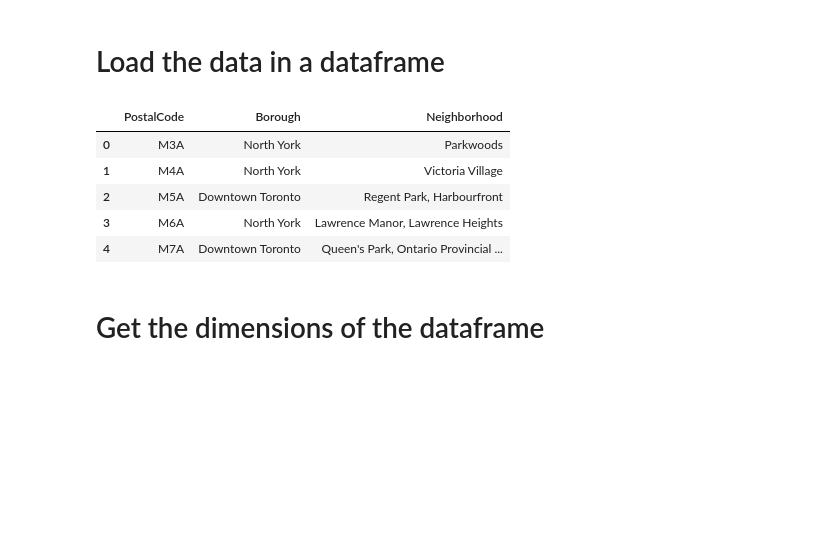
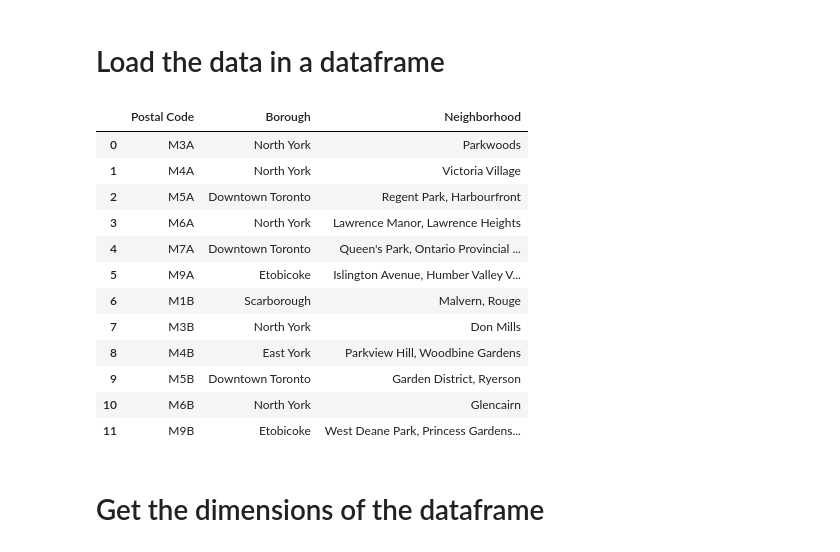
Before and after one commit to MD76/Coursera_Capstone, a Jupyter notebook: Segmenting_Clustering_Neighborhoods_Toronto_2.ipynb, the cells around one changed output. Saved outputs shown, nothing was run; the diff lists cells and outputs as text; code cells hidden in the pictures; blank space fills up the shorter version.

```diff
--- a/Segmenting_Clustering_Neighborhoods_Toronto_2.ipynb
+++ b/Segmenting_Clustering_Neighborhoods_Toronto_2.ipynb
@@ -18,31 +18,38 @@ table=soup.find('table', attrs={'class':'wikitable sortable'})
 # %%
 for row in table.find_all('tr'):
     code=''
     borough=''
     neighbourhood=''
     for col in row.find_all('td'):
         if code=='':
             code=col.text
         elif borough=='':
             borough=col.text
         elif neighbourhood=='':
             neighbourhood=col.text
             if neighbourhood== 'Not assigned':
                 neighbourhood=borough
     if borough != 'Not assigned\n' and code != '':
-        df2=pd.DataFrame({'PostalCode': [code.replace("\n","")],'Borough': [borough.replace("\n","")],'Neighborhood': [neighbourhood.replace("\n","")]})
+        df2=pd.DataFrame({'Postal Code': [code.replace("\n","")],'Borough': [borough.replace("\n","")],'Neighborhood': [neighbourhood.replace("\n","")]})
         df=df.append(df2, ignore_index = True, sort=False)
-        df =df[['PostalCode','Borough', 'Neighborhood']]
+        df =df[['Postal Code','Borough', 'Neighborhood']]
 
 
-df.head()
+df.head(12)
 # %% [output]
-|  | PostalCode | Borough | Neighborhood |
+|  | Postal Code | Borough | Neighborhood |
 | 0 | M3A | North York | Parkwoods |
 | 1 | M4A | North York | Victoria Village |
 | 2 | M5A | Downtown Toronto | Regent Park, Harbourfront |
 | 3 | M6A | North York | Lawrence Manor, Lawrence Heights |
 | 4 | M7A | Downtown Toronto | Queen's Park, Ontario Provincial ... |
+| 5 | M9A | Etobicoke | Islington Avenue, Humber Valley V... |
+| 6 | M1B | Scarborough | Malvern, Rouge |
+| 7 | M3B | North York | Don Mills |
+| 8 | M4B | East York | Parkview Hill, Woodbine Gardens |
+| 9 | M5B | Downtown Toronto | Garden District, Ryerson |
+| 10 | M6B | North York | Glencairn |
+| 11 | M9B | Etobicoke | West Deane Park, Princess Gardens... |
 # %% [markdown]
 # Get the dimensions of the dataframe
 # %%
```
Also changed, not shown: parts of 7 cells of this notebook, 1 other file.
